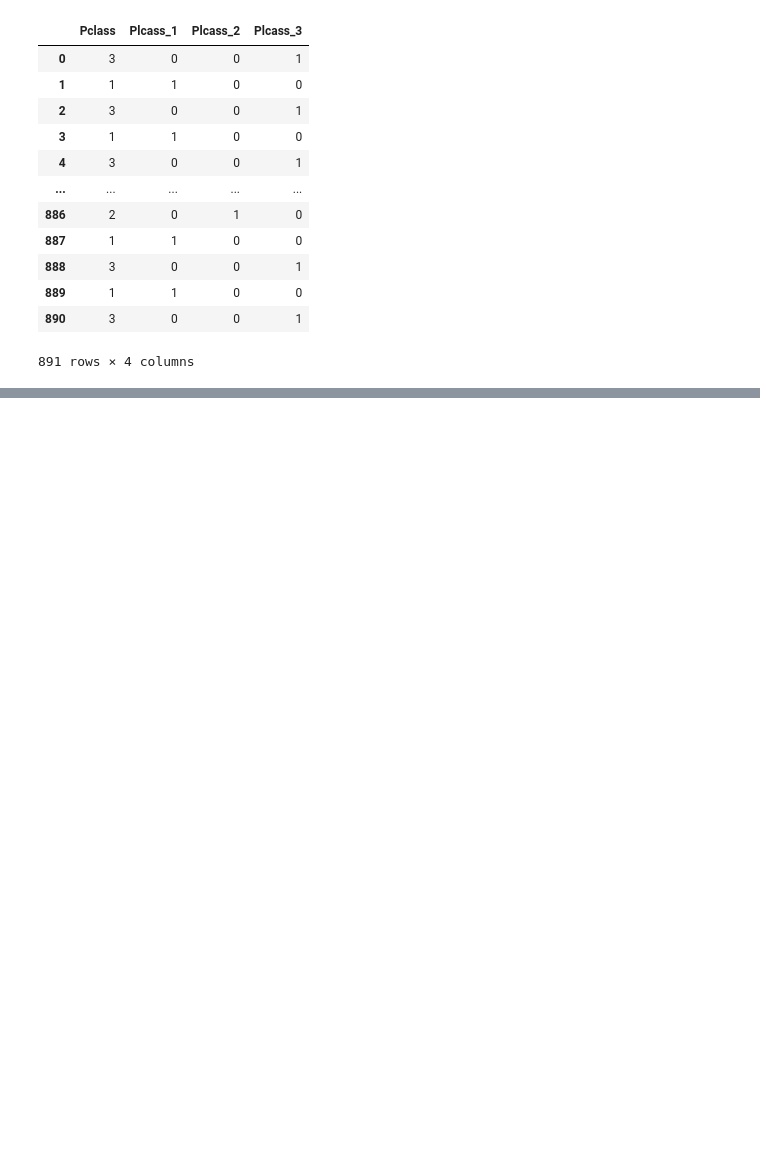
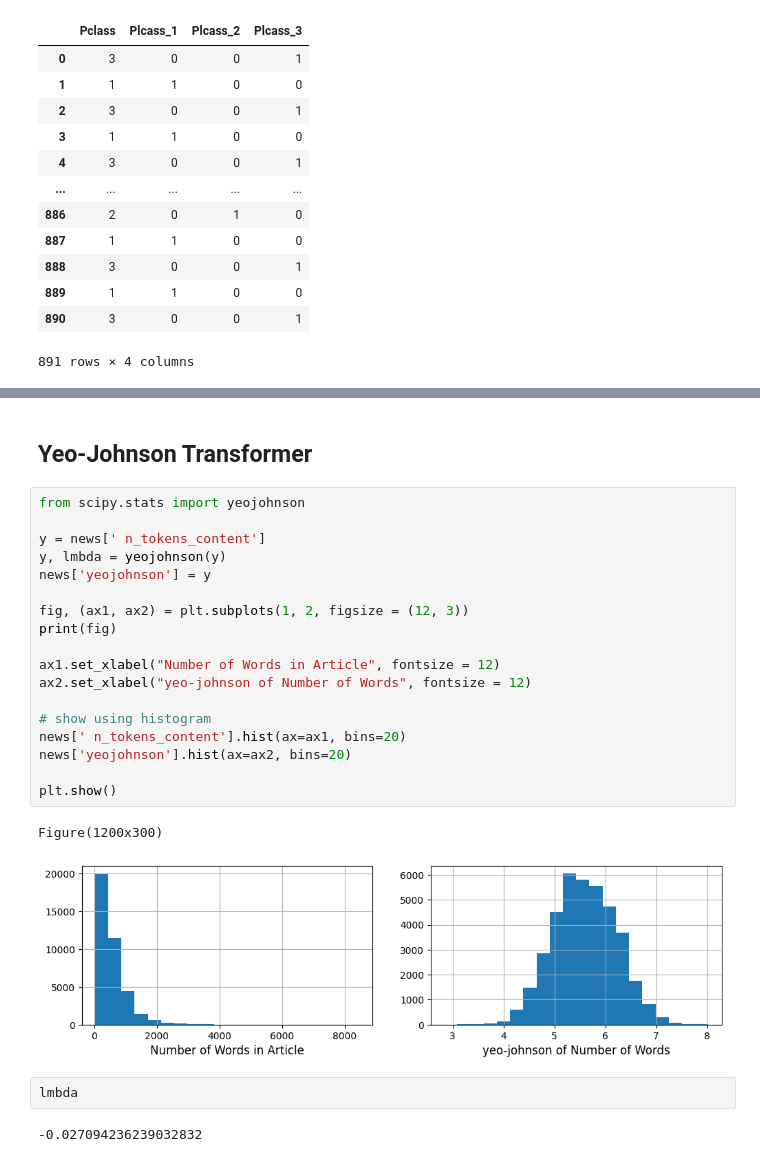
Before and after one commit to Shahriar201/Machine-Learning-Practices, a Jupyter notebook: feature_engineering02.ipynb, the cells around one changed output, grey strips where cells are left out. Saved outputs shown, nothing was run; the diff lists cells and outputs as text; blank space fills up the shorter version.

```diff
--- a/feature_engineering02.ipynb
+++ b/feature_engineering02.ipynb
@@ -109,0 +248,27 @@ df
+# %% [markdown]
+## Yeo-Johnson Transformer
+# %%
+from scipy.stats import yeojohnson
+
+y = news[' n_tokens_content']
+y, lmbda = yeojohnson(y)
+news['yeojohnson'] = y
+
+fig, (ax1, ax2) = plt.subplots(1, 2, figsize = (12, 3))
+print(fig)
+
+ax1.set_xlabel("Number of Words in Article", fontsize = 12)
+ax2.set_xlabel("yeo-johnson of Number of Words", fontsize = 12)
+
+# show using histogram
+news[' n_tokens_content'].hist(ax=ax1, bins=20)
+news['yeojohnson'].hist(ax=ax2, bins=20)
+
+plt.show()
+# %% [output]
+Figure(1200x300)
+[figure, added]
+# %%
+lmbda
+# %% [output]
+-0.027094236239032832
```
Also changed, not shown: parts of 18 cells of this notebook.
